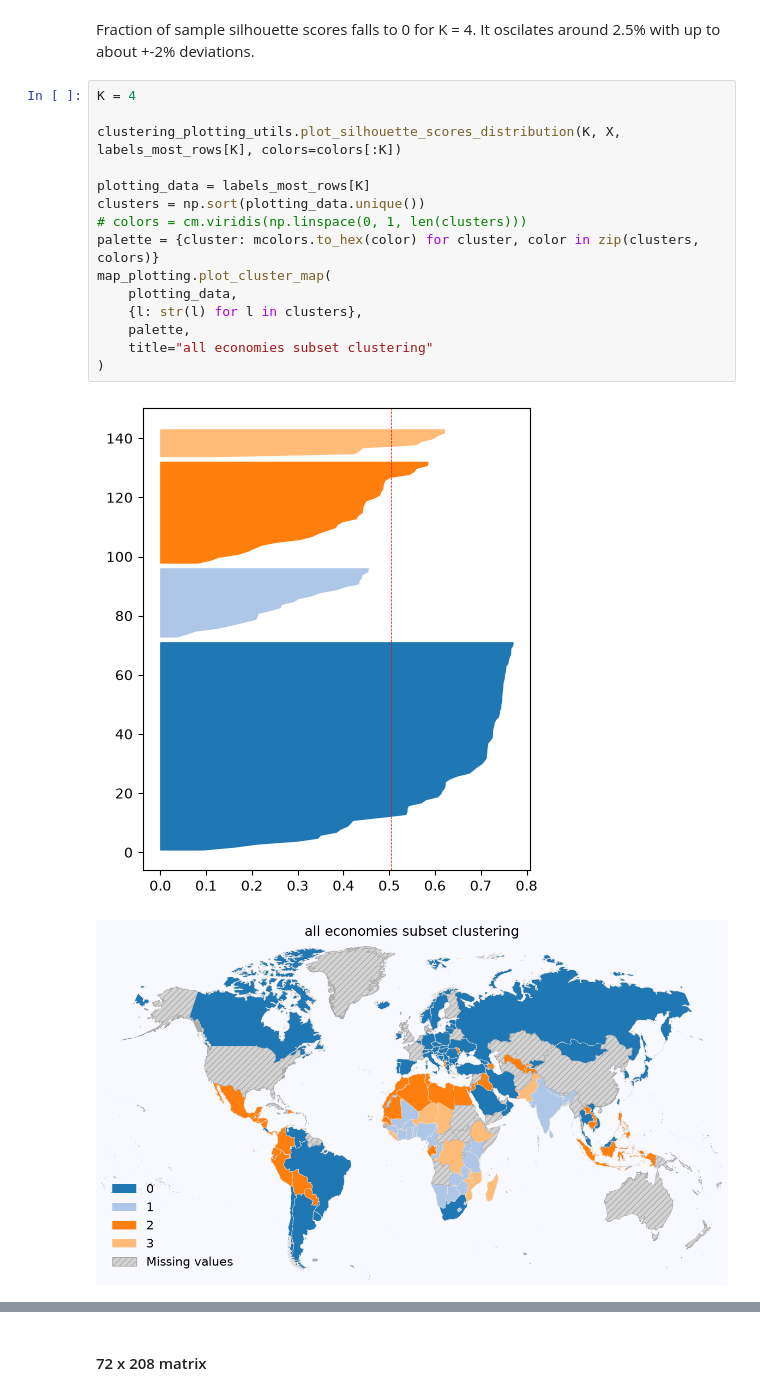
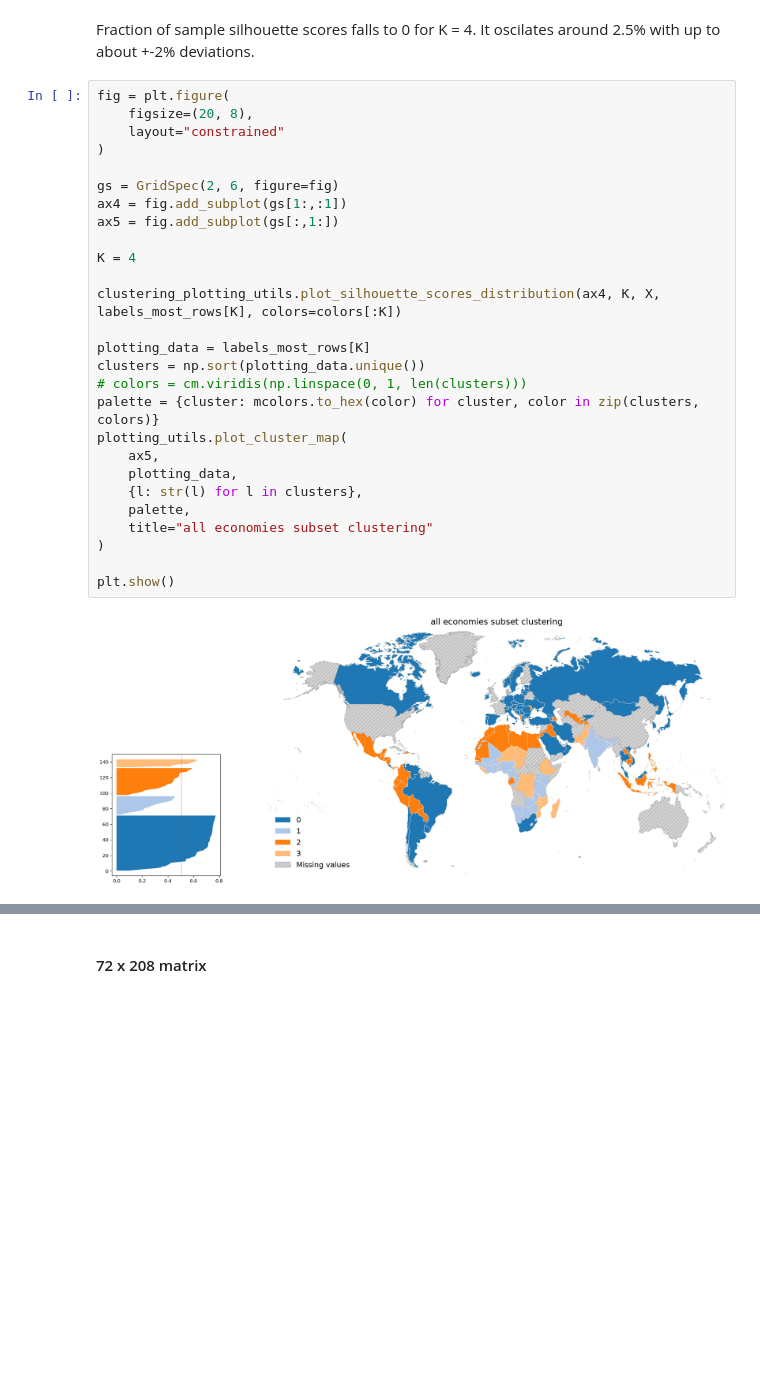
Before and after one commit to reebme/financial-attitudes-clustering, a Jupyter notebook: Notebooks/02_EDA.ipynb, the cells around one changed output, grey strips where cells are left out. Drawn from its saved outputs; the diff is of its cells as text; blank space fills up the shorter version.

Commit message:
Moved relevant plots to grids for readability.

```diff
--- a/Notebooks/02_EDA.ipynb
+++ b/Notebooks/02_EDA.ipynb
@@ -201,21 +209,32 @@ plotting_tools.pretty_plot(ks, [(silhouette_samples(X, labels_most_rows[k]) < 0)
 # %% [markdown]
 Fraction of sample silhouette scores falls to 0 for K = 4. It oscilates around 2.5% with up to about +-2% deviations.
 # %%
+fig = plt.figure(
+    figsize=(20, 8),
+    layout="constrained"
+)
+
+gs = GridSpec(2, 6, figure=fig)
+ax4 = fig.add_subplot(gs[1:,:1])
+ax5 = fig.add_subplot(gs[:,1:])
+
 K = 4
 
-clustering_plotting_utils.plot_silhouette_scores_distribution(K, X, labels_most_rows[K], colors=colors[:K])
+clustering_plotting_utils.plot_silhouette_scores_distribution(ax4, K, X, labels_most_rows[K], colors=colors[:K])
 
 plotting_data = labels_most_rows[K]
 clusters = np.sort(plotting_data.unique())
 # colors = cm.viridis(np.linspace(0, 1, len(clusters)))
 palette = {cluster: mcolors.to_hex(color) for cluster, color in zip(clusters, colors)}
-map_plotting.plot_cluster_map(
+plotting_utils.plot_cluster_map(
+    ax5,
     plotting_data,
     {l: str(l) for l in clusters},
     palette,
     title="all economies subset clustering"
 )
+
+plt.show()
 # %% [output]
-[figure, old version]
+[figure, new version]
-[figure, removed]
 # %%
```
Also changed, not shown: parts of 8 cells of this notebook, 2 other files.
